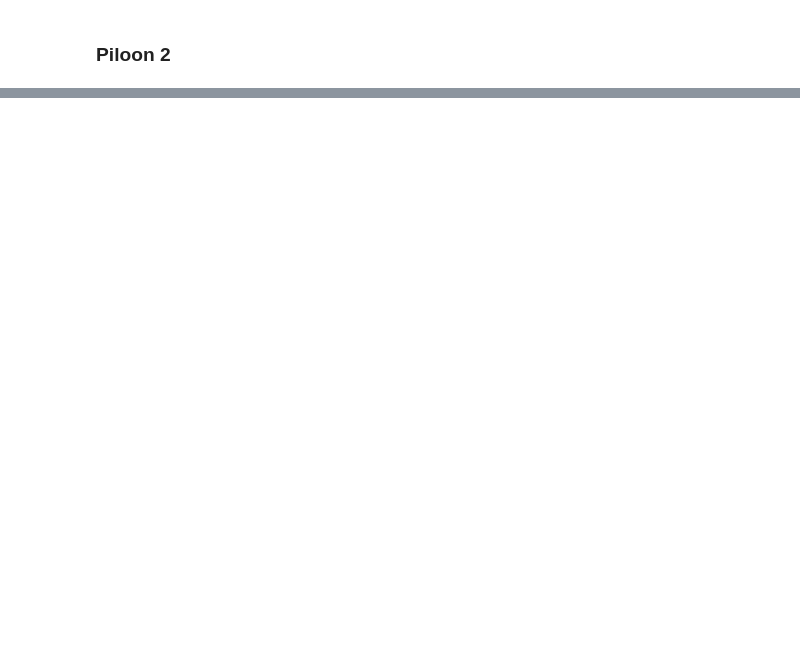
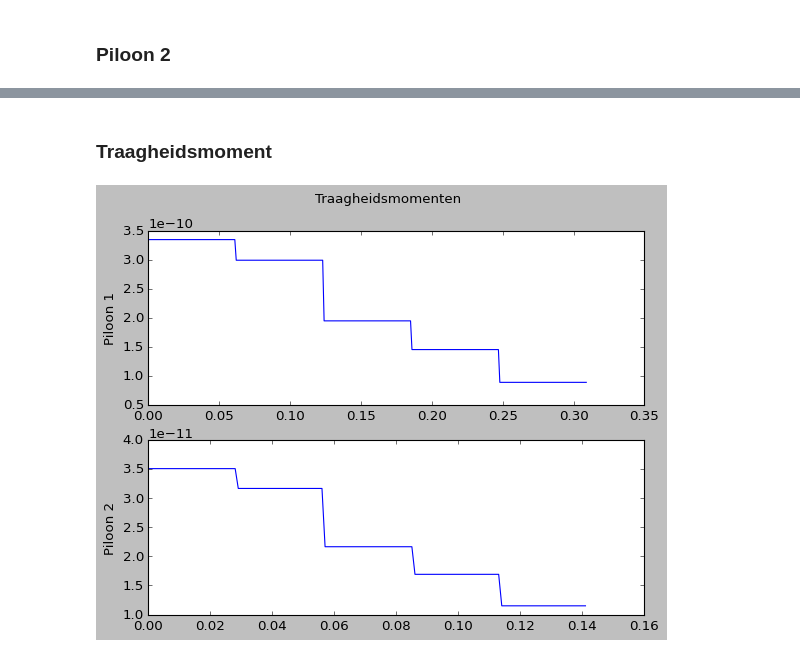
Before and after one commit to SamClercky/project-bouwkunde, a Jupyter notebook: initiele_berekeningen/genetic-algo-optim-ramses.ipynb, the cells around one changed output, grey strips where cells are left out. Saved outputs shown, nothing was run; the diff lists cells and outputs as text; code cells hidden in the pictures; blank space fills up the shorter version.

```diff
--- a/initiele_berekeningen/genetic-algo-optim-ramses.ipynb
+++ b/initiele_berekeningen/genetic-algo-optim-ramses.ipynb
@@ -116,0 +146,21 @@ plt.savefig("figs/piloon2-ramses")
+# %% [markdown]
+### Traagheidsmoment
+# %%
+step = 0.001
+
+x1 = np.arange(0, brug.h1, step)
+I1 = [brug.calc_piloon_I(xi, True) for xi in x1]
+x2 = np.arange(0, brug.h2, step)
+I2 = [brug.calc_piloon_I(xi, False) for xi in x2]
+
+fig = plt.figure()
+fig.suptitle("Traagheidsmomenten")
+ax1 = plt.subplot(2,1,1)
+ax1.plot(x1, I1)
+ax1.set_ylabel("Piloon 1")
+ax2 = plt.subplot(2,1,2)
+ax2.plot(x2, I2)
+ax2.set_ylabel("Piloon 2")
+plt.savefig("figs/traagheid-ramses")
+# %% [output]
+[figure, added]
```
Also changed, not shown: parts of 10 cells of this notebook, 13 other files.
